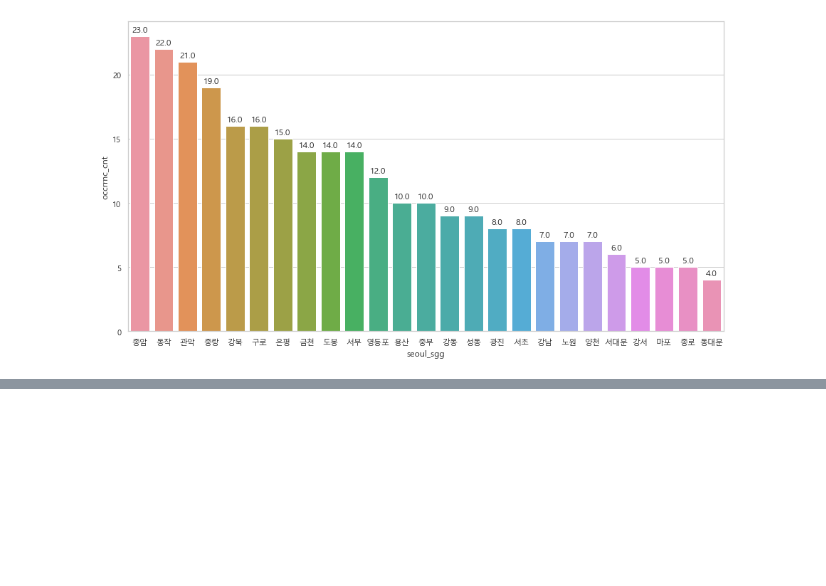
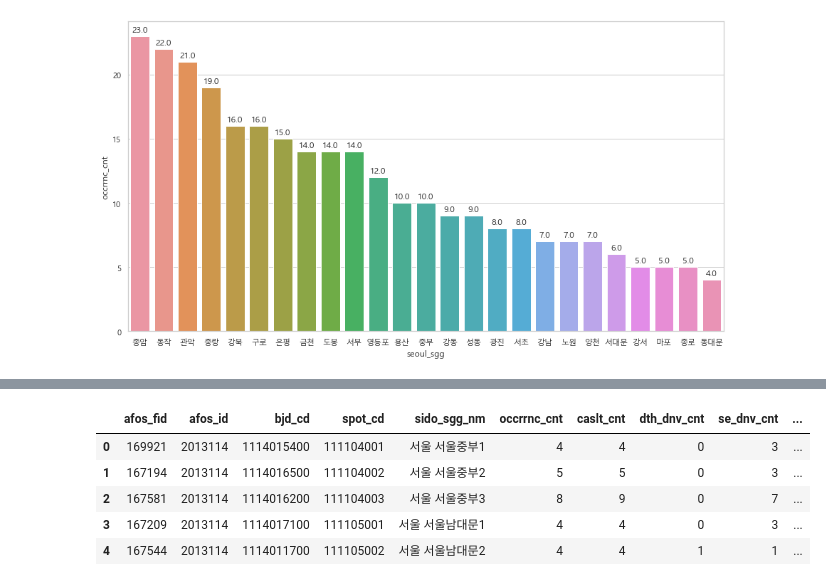
Before and after one commit to SBIK1219/Project, a Jupyter notebook: 001_PedestrianCrossingAccident.ipynb, the cells around one changed output, grey strips where cells are left out. Drawn from its saved outputs; the diff is of its cells as text; code cells hidden in the pictures; blank space fills up the shorter version.

```diff
--- a/001_PedestrianCrossingAccident.ipynb
+++ b/001_PedestrianCrossingAccident.ipynb
@@ -685,0 +692,4 @@ for p in pl.patches:
+# %%
+new_data['year'] = new_data['사고다발지ID'].str[:4]
+# %%
+new_data.columns = data.columns
@@ -685,0 +701,17 @@ for p in pl.patches:
+# %%
+seoul_data['seoul_sgg'] = seoul_data['sido_sgg_nm']
+seoul_data['seoul_sgg'] = seoul_data['seoul_sgg'].apply(lambda x:x.replace('서울특별시', ''))
+seoul_data['seoul_sgg'] = seoul_data['seoul_sgg'].apply(lambda x:x.replace('서울', ''))
+seoul_data['seoul_sgg'] = seoul_data['seoul_sgg'].apply(lambda x:x.replace(' ', ''))
+seoul_data['seoul_sgg'] = seoul_data['seoul_sgg'].str.replace('\d+', '')
+seoul_data['seoul_sgg'] = seoul_data.seoul_sgg.apply(lambda x:x.replace('구', '') if len(x) >= 3 else x)
+seoul_data[seoul_data['seoul_sgg']=='로'] = seoul_data[seoul_data['seoul_sgg']=='로'].apply(lambda x:x.replace('로', '구로'))
+# %%
+seoul_data.head()
+# %% [output]
+|  | afos_fid | afos_id | bjd_cd | spot_cd | sido_sgg_nm | occrrnc_cnt | caslt_cnt | dth_dnv_cnt | se_dnv_cnt | ... |
+| 0 | 169921 | 2013114 | 1114015400 | 111104001 | 서울 서울중부1 | 4 | 4 | 0 | 3 | ... |
+| 1 | 167194 | 2013114 | 1114016500 | 111104002 | 서울 서울중부2 | 5 | 5 | 0 | 3 | ... |
+| 2 | 167581 | 2013114 | 1114016200 | 111104003 | 서울 서울중부3 | 8 | 9 | 0 | 7 | ... |
+| 3 | 167209 | 2013114 | 1114017100 | 111105001 | 서울 서울남대문1 | 4 | 4 | 0 | 3 | ... |
+| 4 | 167544 | 2013114 | 1114011700 | 111105002 | 서울 서울남대문2 | 4 | 4 | 1 | 1 | ... |
```
Also changed, not shown: parts of 10 cells of this notebook.
